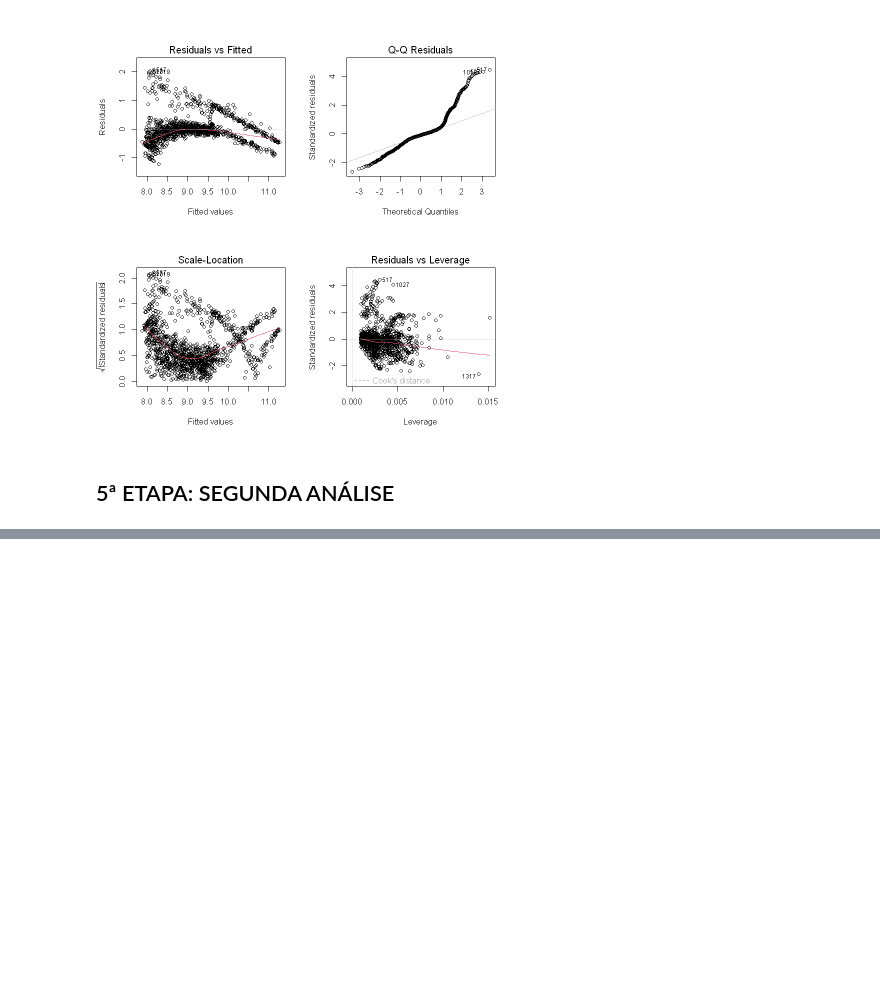
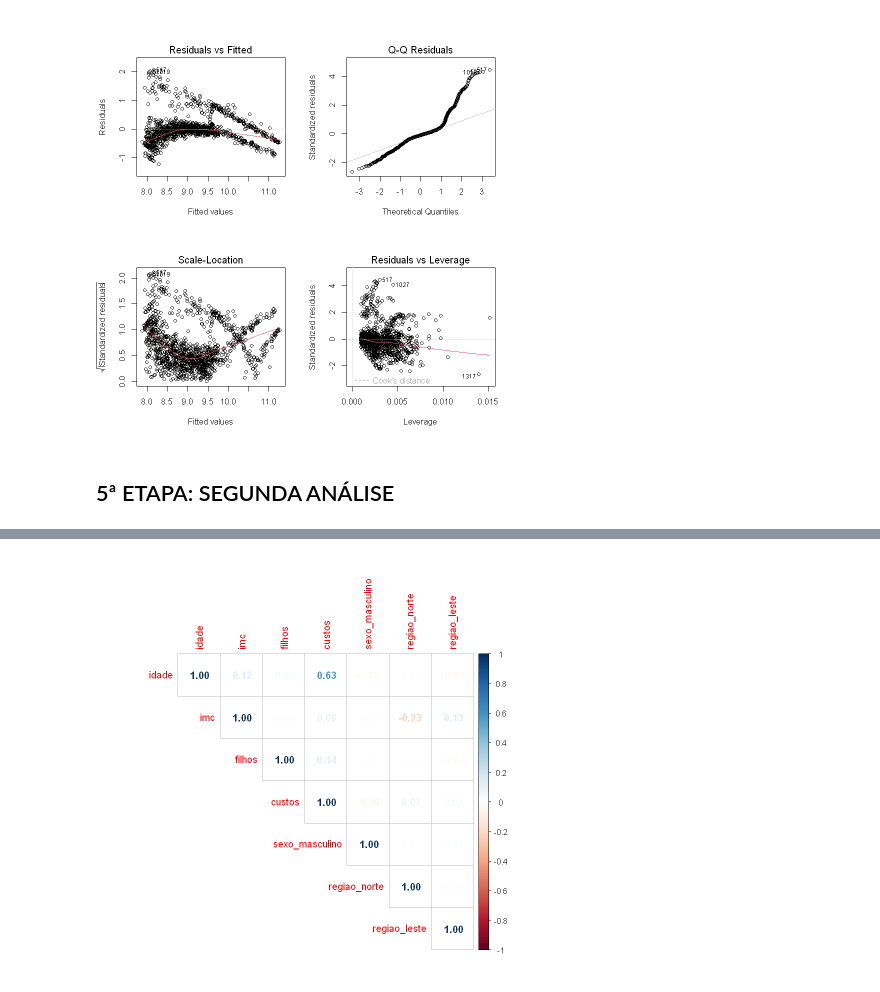
Before and after one commit to jfandre00/Trabalho_Final_Regressao, a Jupyter notebook: scripts/analise_custos_medicos.ipynb, the cells around one changed output, grey strips where cells are left out. Cells and saved outputs as stored; diff of their text form; code cells hidden in the pictures; blank space fills up the shorter version.

```diff
--- a/scripts/analise_custos_medicos.ipynb
+++ b/scripts/analise_custos_medicos.ipynb
@@ -318,0 +289,14 @@ ggplot(dados, aes(x = fumante, y = custos, fill = fumante)) +
+# %%
+# c) Matriz de Correlação (Não Fumantes)
+# Análise das relações lineares para o subgrupo de não fumantes.
+
+nao_fumantes <- subset(dados_pt, eh_fumante == 0) %>% select(-eh_fumante)
+
+matriz_cor <- cor(nao_fumantes)
+corrplot(matriz_cor, method = "number", type = "upper")
+
+# A correlação mostra que o IMC tende a ser maior nas regiões sul e leste.
+# Entre não fumantes, a idade domina e o impacto do IMC é mínimo,
+# sendo menos relevante que o número de filhos.
+# %% [output]
+[figure, added]
```
Also changed, not shown: parts of 19 cells of this notebook.
